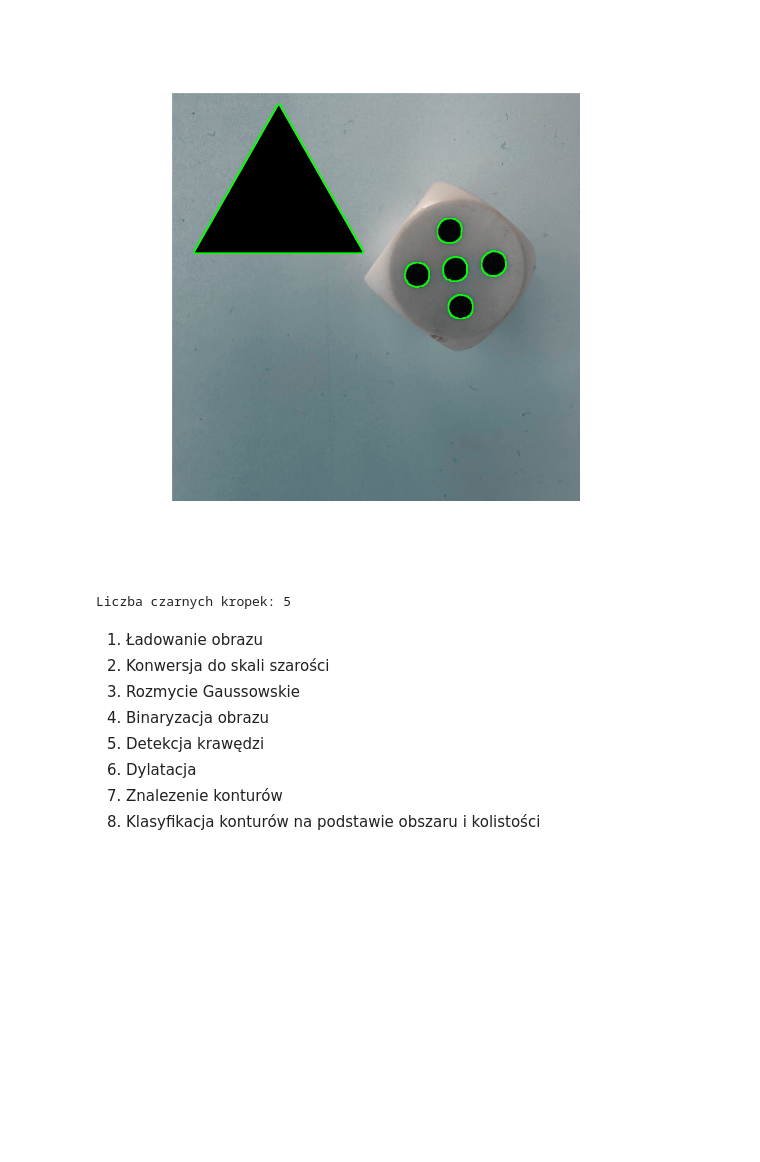
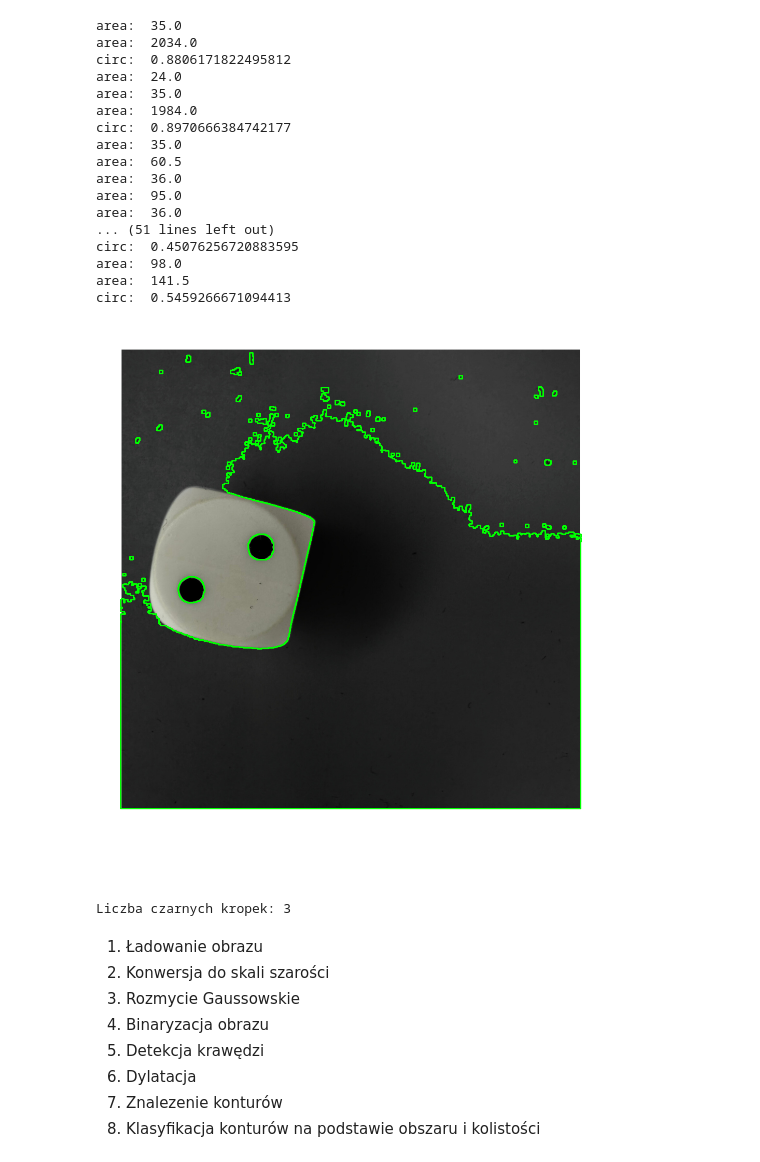
Before and after one commit to dawidstajszczyk/thesis_APO, a Jupyter notebook: image_processing.ipynb, the cells around one changed output. Saved outputs shown, nothing was run; the diff lists cells and outputs as text; code cells hidden in the pictures; blank space fills up the shorter version.

```diff
--- a/image_processing.ipynb
+++ b/image_processing.ipynb
@@ -46,7 +46,7 @@ def count_black_dots(image_path):
         # Sprawdzenie, czy kontur jest zbliżony do kształtu okręgu
         perimeter = cv2.arcLength(contour, True)
         circularity = 4 * np.pi * area / (perimeter * perimeter)
-        if circularity > 0.6:  # Określ próg, powyżej którego uznajemy kształt za okrągły
+        if circularity > 0.8:  # Określ próg, powyżej którego uznajemy kształt za okrągły
             cv2.drawContours(dots_image, [contour], -1, (0, 255, 0), 2)
             black_dot_count += 1
 
@@ -56,7 +56,7 @@ def count_black_dots(image_path):
     return black_dot_count
 
 # Ścieżka do zdjęcia
-image_path = "/content/Untitled design (2).png"
+image_path = "/content/Untitled design (1).png"
 
 # Zliczenie czarnych kropek
 dots_count = count_black_dots(image_path)
@@ -69,5 +69,22 @@ print("Liczba czarnych kropek:", dots_count)
+area:  35.0
+area:  2034.0
+circ:  0.8806171822495812
+area:  24.0
+area:  35.0
+area:  1984.0
+circ:  0.8970666384742177
+area:  35.0
+area:  60.5
+area:  36.0
+area:  95.0
+area:  36.0
+... (51 lines left out)
+circ:  0.45076256720883595
+area:  98.0
+area:  141.5
+circ:  0.5459266671094413
-[figure, old version]
+[figure, new version]
-Liczba czarnych kropek: 5
+Liczba czarnych kropek: 3
 # %% [markdown]
 1. Ładowanie obrazu
 2. Konwersja do skali szarości
```
Also changed, not shown: parts of 1 cell of this notebook.
